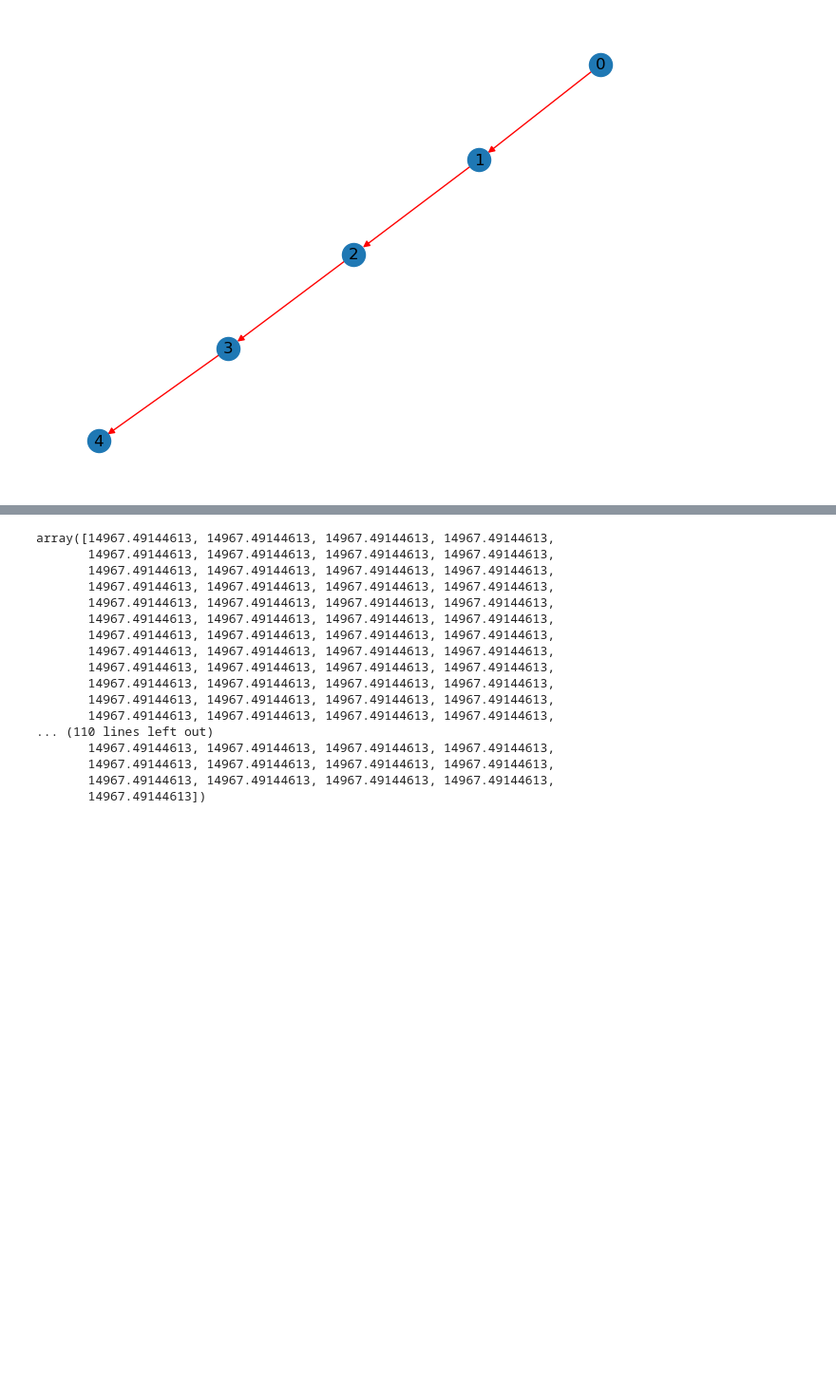
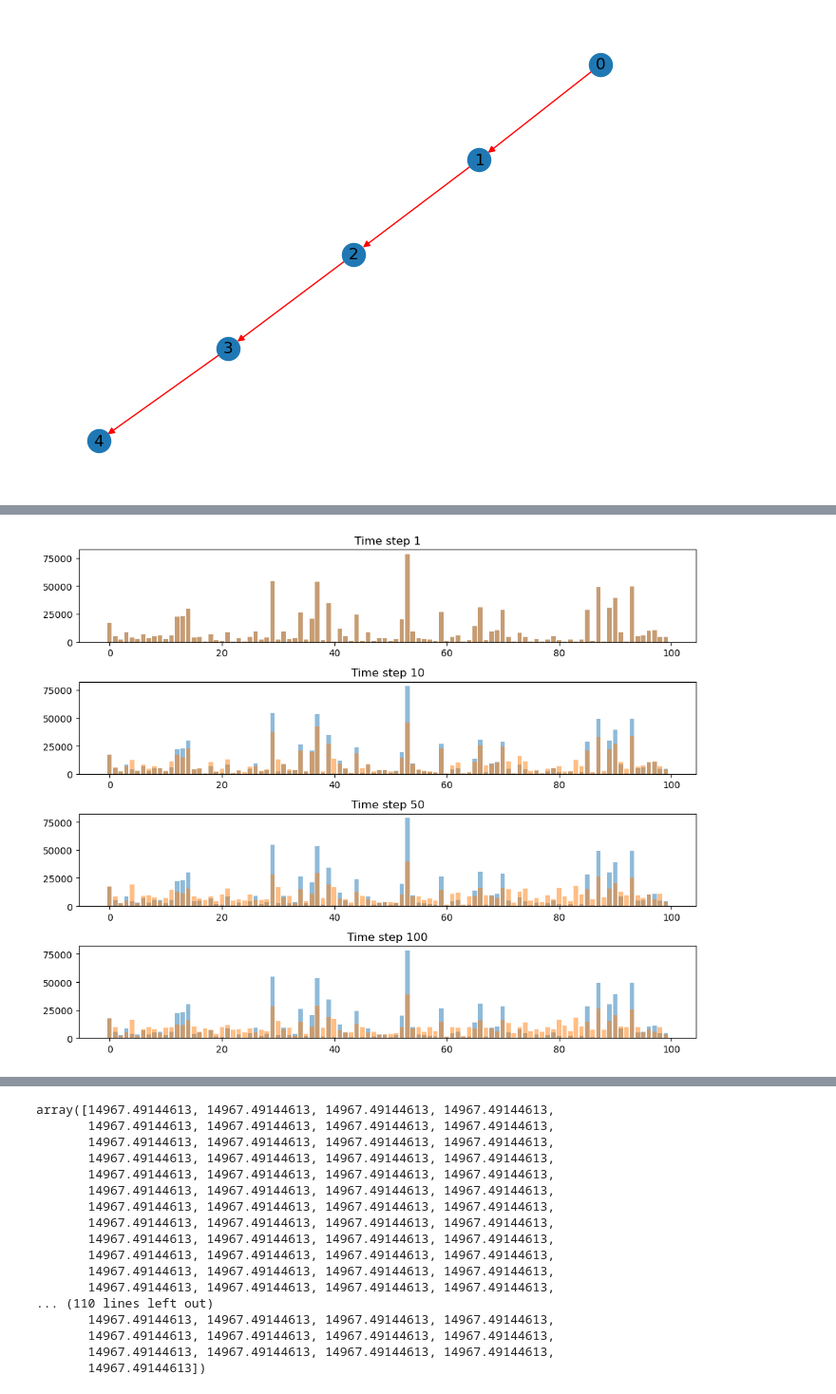
Before and after one commit to clique-cb/simple-eigentrust, a Jupyter notebook: python/notebook/cadcad_sim.ipynb, the cells around one changed output, grey strips where cells are left out. Shown at 95% size. Cells and saved outputs as stored; diff of their text form; code cells hidden in the pictures; blank space fills up the shorter version.

```diff
--- a/python/notebook/cadcad_sim.ipynb
+++ b/python/notebook/cadcad_sim.ipynb
@@ -292 +323,5 @@ plot_timeframes(results, [10, 50, 100, 500])
+# %%
+plot_timeframes(results, [1, 10, 50, 100])
+# %% [output]
+[figure, added]
 # %%
```
Also changed, not shown: parts of 10 cells of this notebook, 3 other files.
